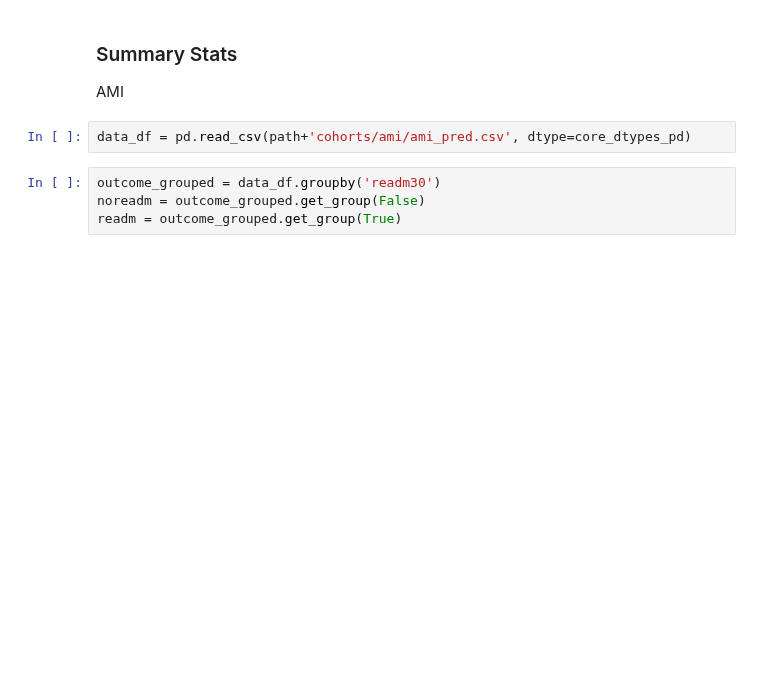
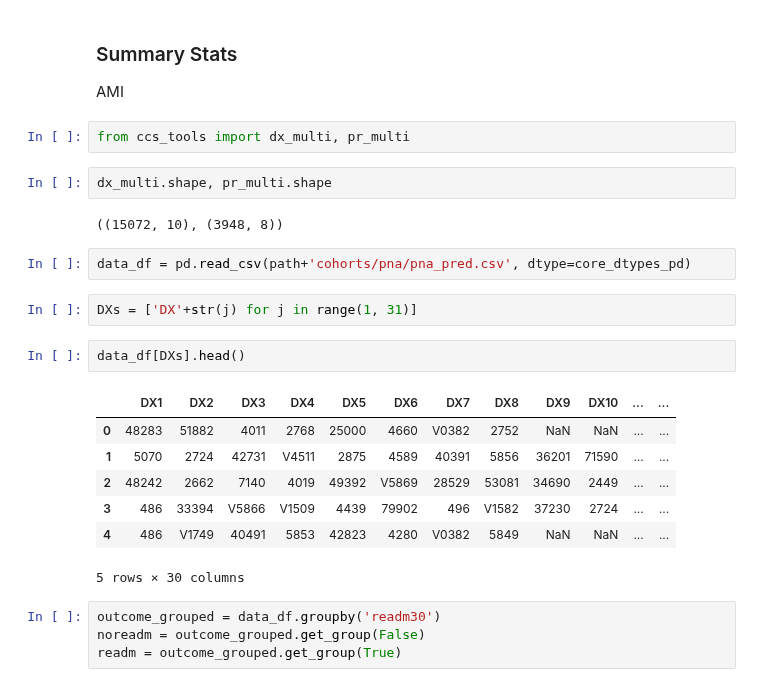
Before and after one commit to wenshuoliu/DLproj, a Jupyter notebook: NRD/Preprocessing.ipynb, the cells around one changed output. Cells and saved outputs as stored; diff of their text form; blank space fills up the shorter version.

```diff
--- a/NRD/Preprocessing.ipynb
+++ b/NRD/Preprocessing.ipynb
@@ -460,8 +571,26 @@ sum(visit_freq==1)/len(visit_freq)
 # %% [markdown]
 ### Summary Stats
 AMI
+# %%
+from ccs_tools import dx_multi, pr_multi
+# %%
+dx_multi.shape, pr_multi.shape
+# %% [output]
+((15072, 10), (3948, 8))
 # %%
-data_df = pd.read_csv(path+'cohorts/ami/ami_pred.csv', dtype=core_dtypes_pd)
+data_df = pd.read_csv(path+'cohorts/pna/pna_pred.csv', dtype=core_dtypes_pd)
+# %%
+DXs = ['DX'+str(j) for j in range(1, 31)]
+# %%
+data_df[DXs].head()
+# %% [output]
+|  | DX1 | DX2 | DX3 | DX4 | DX5 | DX6 | DX7 | DX8 | DX9 | DX10 | ... | ... |
+| 0 | 48283 | 51882 | 4011 | 2768 | 25000 | 4660 | V0382 | 2752 | NaN | NaN | ... | ... |
+| 1 | 5070 | 2724 | 42731 | V4511 | 2875 | 4589 | 40391 | 5856 | 36201 | 71590 | ... | ... |
+| 2 | 48242 | 2662 | 7140 | 4019 | 49392 | V5869 | 28529 | 53081 | 34690 | 2449 | ... | ... |
+| 3 | 486 | 33394 | V5866 | V1509 | 4439 | 79902 | 496 | V1582 | 37230 | 2724 | ... | ... |
+| 4 | 486 | V1749 | 40491 | 5853 | 42823 | 4280 | V0382 | 5849 | NaN | NaN | ... | ... |
+5 rows × 30 columns
 # %%
 outcome_grouped = data_df.groupby('readm30')
 noreadm = outcome_grouped.get_group(False)
```
Also changed, not shown: parts of 63 cells of this notebook, 11 other files.
